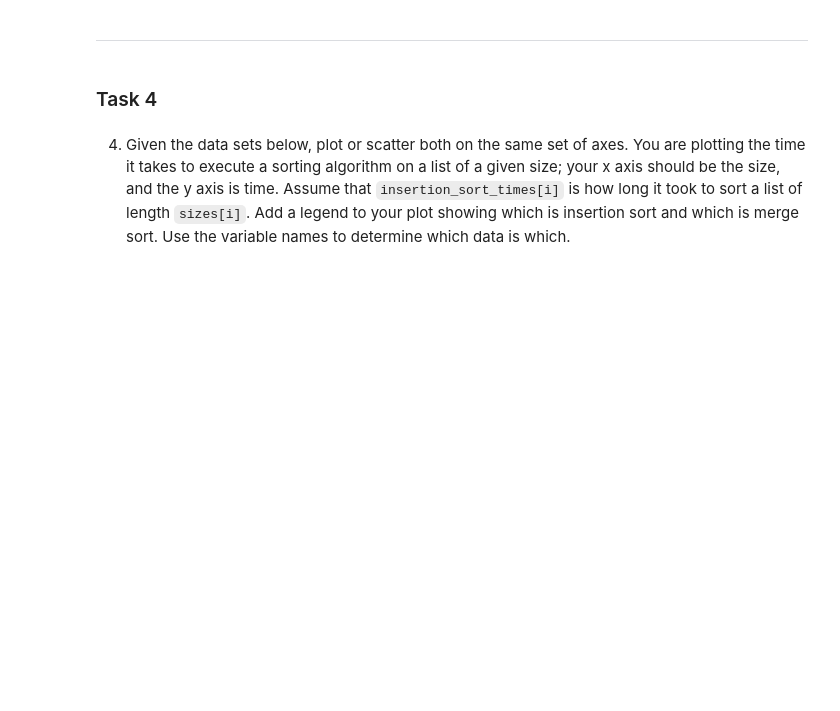
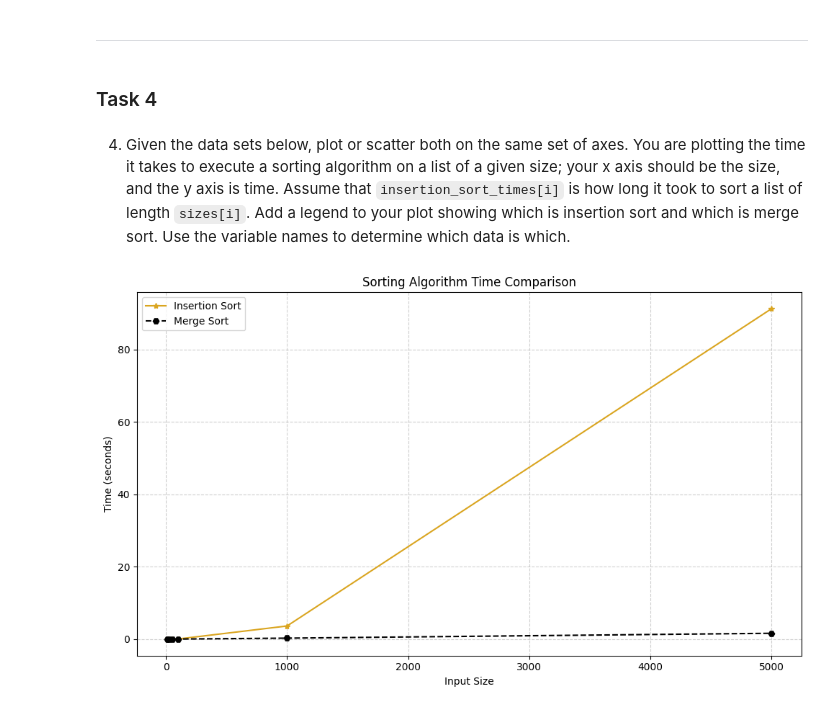
Before and after one commit to SchroderJ-pixel/jschroder-pyplot, a Jupyter notebook: pyplot.ipynb, the cells around one changed output. Saved outputs shown, nothing was run; the diff lists cells and outputs as text; code cells hidden in the pictures; blank space fills up the shorter version.

```diff
--- a/pyplot.ipynb
+++ b/pyplot.ipynb
@@ -163,4 +163,21 @@ plt.show()
 # %%
 sizes = [10, 20, 50, 100, 1000, 5000]
 insertion_sort_times = [0.0010252999999999998, 0.0027026999999999954, 0.010147200000000002, 0.0381137, 3.6303399, 91.2180796]
 merge_sort_times = [0.00161889999999687, 0.003635600000009731, 0.0090655000000055, 0.020108000000007564, 0.2687474000000094, 1.6147050999999948]
+
+# Plot the data sets
+plt.figure(figsize=(10, 6))
+plt.plot(sizes, insertion_sort_times, marker='*', color='goldenrod', label='Insertion Sort')
+plt.plot(sizes, merge_sort_times, marker='H', linestyle='--', color='black', label='Merge Sort')
+
+# Labels and Titles
+plt.xlabel("Input Size")
+plt.ylabel("Time (seconds)")
+plt.title("Sorting Algorithm Time Comparison")
+plt.legend()
+plt.grid(True, linestyle='--', alpha=0.6)
+
+plt.tight_layout()
+plt.show()
+# %% [output]
+[figure, added]
```
Also changed, not shown: parts of 2 cells of this notebook.
